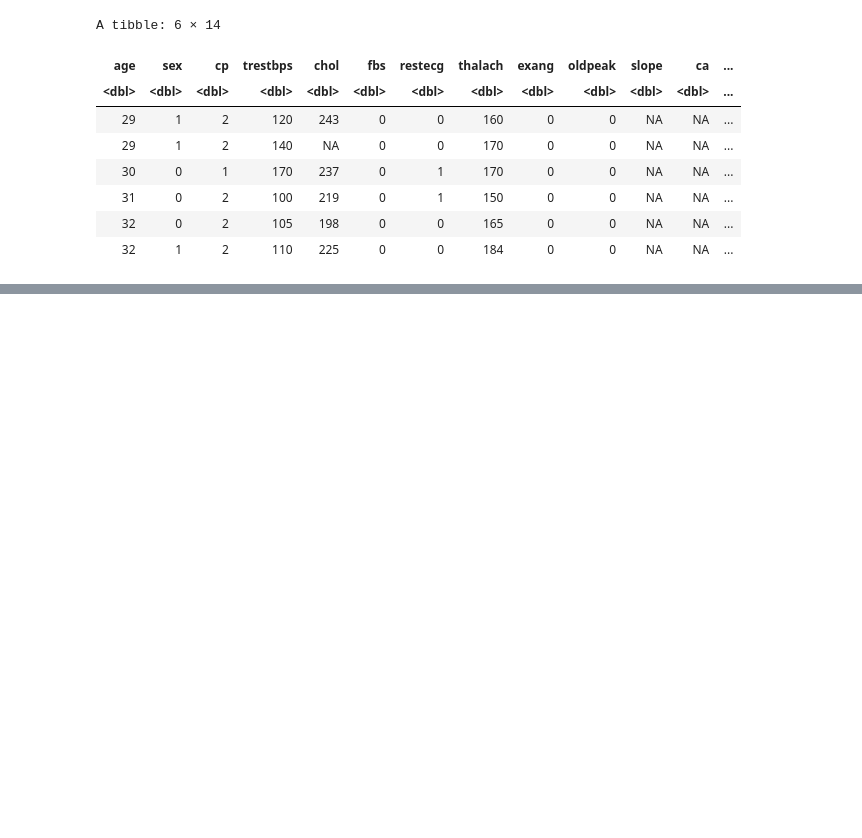
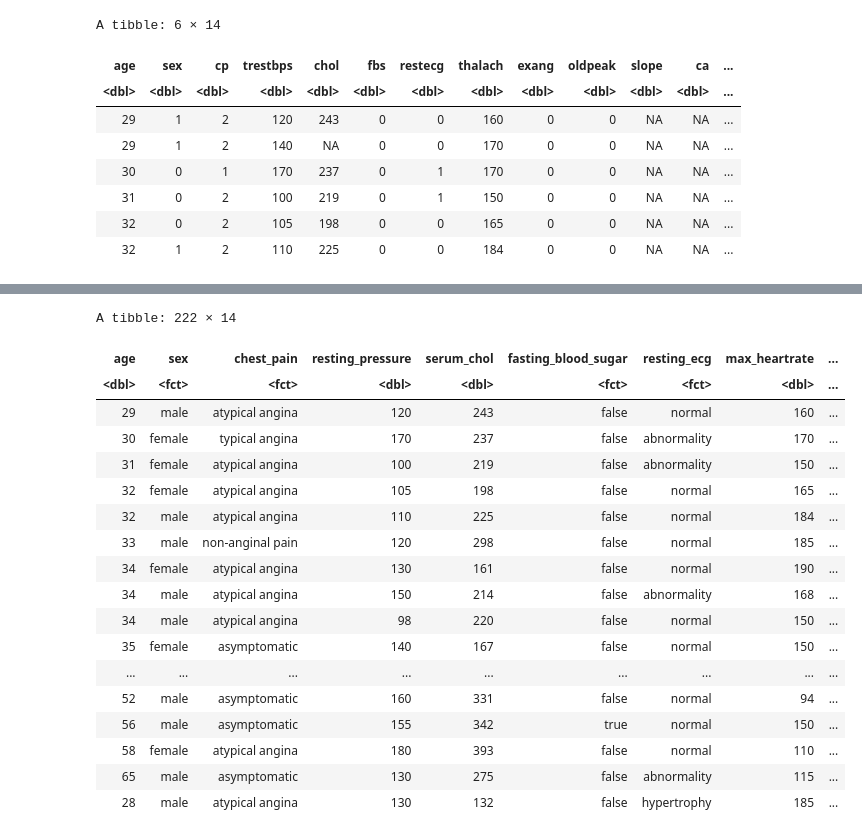
Before and after one commit to papercheesecake/DSCI100-group-project-18, a Jupyter notebook: tidying_data.ipynb, the cells around one changed output, grey strips where cells are left out. Cells and saved outputs as stored; diff of their text form; code cells hidden in the pictures; blank space fills up the shorter version.

```diff
--- a/tidying_data.ipynb
+++ b/tidying_data.ipynb
@@ -135,0 +139,27 @@ write_csv(heart_data_fct, "heart_data_fct.csv")
+# %%
+#Split the data into training set and test set
+
+heart_data_split <- initial_split(heart_data_fct, prop = 0.75, strata = chest_pain)
+training_heart_data <- training(heart_data_split)
+testing_heart_data <- testing(heart_data_split)
+training_heart_data
+# %% [output]
+A tibble: 222 × 14
+| age | sex | chest_pain | resting_pressure | serum_chol | fasting_blood_sugar | resting_ecg | max_heartrate | ... |
+| <dbl> | <fct> | <fct> | <dbl> | <dbl> | <fct> | <fct> | <dbl> | ... |
+| 29 | male | atypical angina | 120 | 243 | false | normal | 160 | ... |
+| 30 | female | typical angina | 170 | 237 | false | abnormality | 170 | ... |
+| 31 | female | atypical angina | 100 | 219 | false | abnormality | 150 | ... |
+| 32 | female | atypical angina | 105 | 198 | false | normal | 165 | ... |
+| 32 | male | atypical angina | 110 | 225 | false | normal | 184 | ... |
+| 33 | male | non-anginal pain | 120 | 298 | false | normal | 185 | ... |
+| 34 | female | atypical angina | 130 | 161 | false | normal | 190 | ... |
+| 34 | male | atypical angina | 150 | 214 | false | abnormality | 168 | ... |
+| 34 | male | atypical angina | 98 | 220 | false | normal | 150 | ... |
+| 35 | female | asymptomatic | 140 | 167 | false | normal | 150 | ... |
+| ... | ... | ... | ... | ... | ... | ... | ... | ... |
+| 52 | male | asymptomatic | 160 | 331 | false | normal | 94 | ... |
+| 56 | male | asymptomatic | 155 | 342 | true | normal | 150 | ... |
+| 58 | female | atypical angina | 180 | 393 | false | normal | 110 | ... |
+| 65 | male | asymptomatic | 130 | 275 | false | abnormality | 115 | ... |
+| 28 | male | atypical angina | 130 | 132 | false | hypertrophy | 185 | ... |
```
Also changed, not shown: parts of 10 cells of this notebook.
